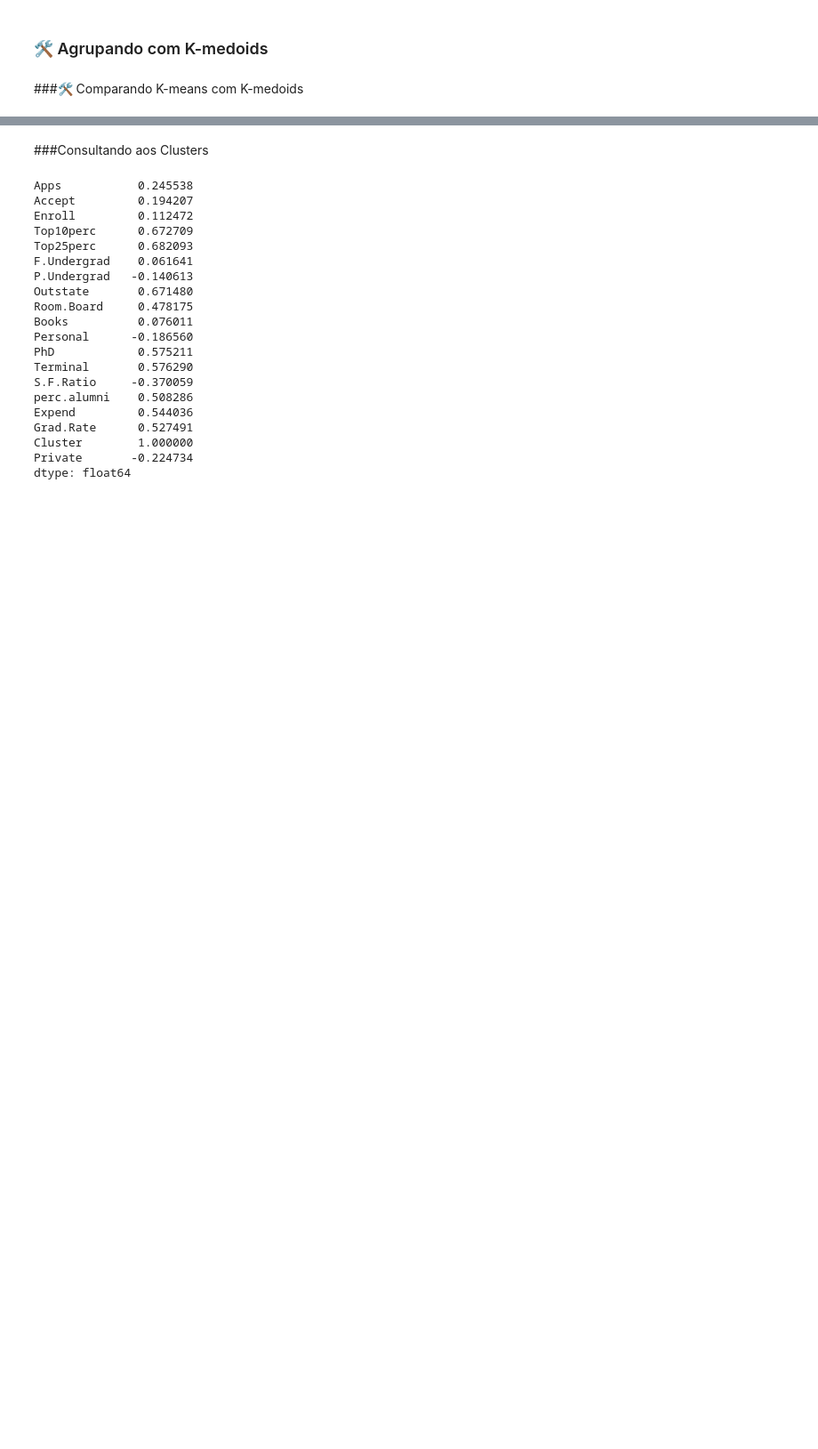
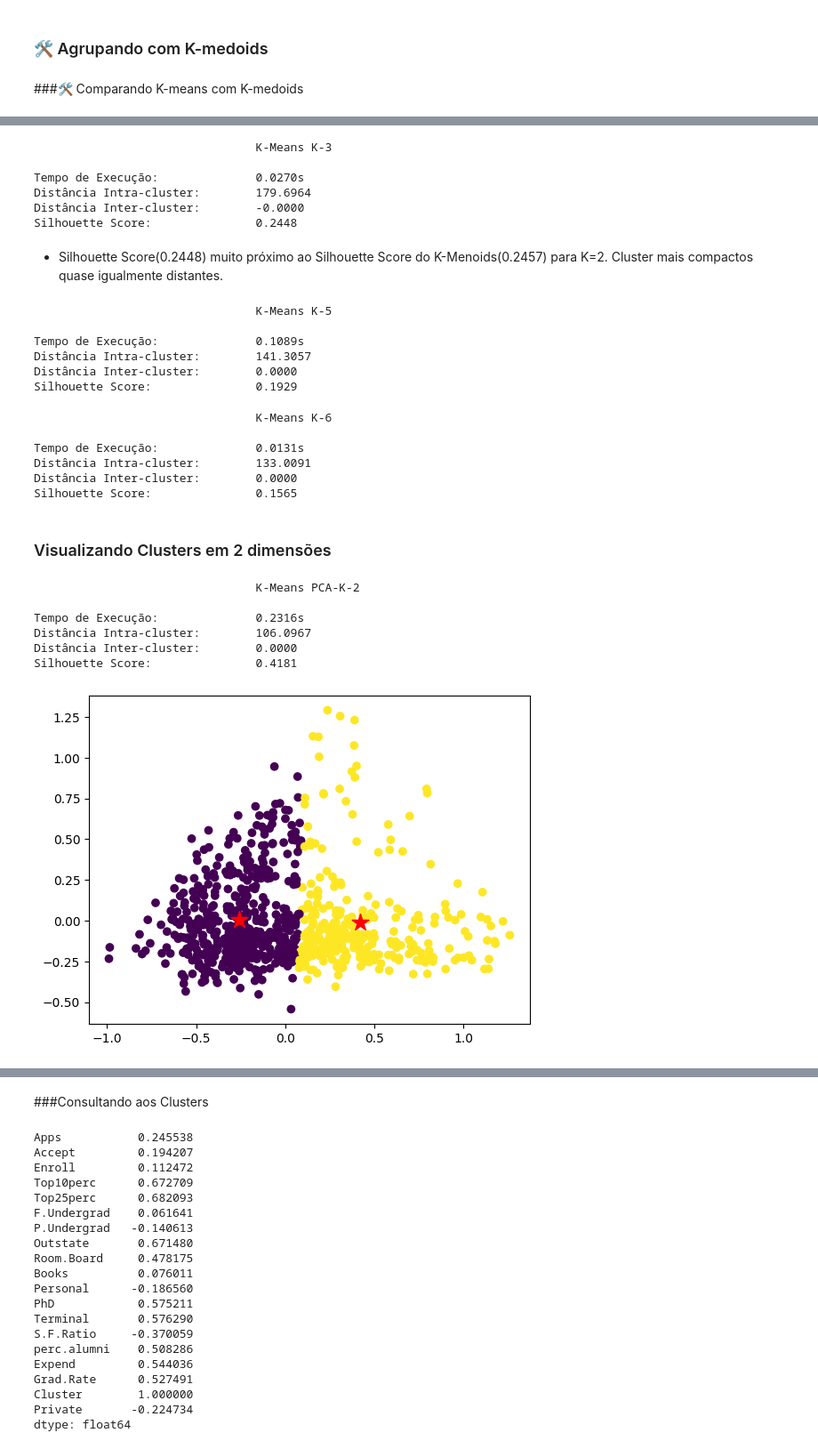
Before and after one commit to obtmc/test, a Jupyter notebook: Cópia_de_Equipe_6_Mini_projeto_K_Means.ipynb, the cells around one changed output, grey strips where cells are left out. Shown at 89% size. Cells and saved outputs as stored; diff of their text form; code cells hidden in the pictures; blank space fills up the shorter version.

```diff
--- a/Cópia_de_Equipe_6_Mini_projeto_K_Means.ipynb
+++ b/Cópia_de_Equipe_6_Mini_projeto_K_Means.ipynb
@@ -92,7 +98,7 @@ college_df
 # %% [markdown]
 ### Funções
 # %%
-def Kmeans(K, INIT, RANDOM_STATE, N_INIT, MAX_ITER, DATA, PLOT):# Executando K-Means
+def Kmeans(TITLE, K, INIT, RANDOM_STATE, N_INIT, MAX_ITER, DATA, PLOT):# Executando K-Means
   t0 = time()
   kmeans = KMeans(n_clusters=K, init=INIT, random_state=RANDOM_STATE, n_init=N_INIT, max_iter=MAX_ITER)
   kmeans.fit(DATA)
@@ -100,13 +106,18 @@ def Kmeans(K, INIT, RANDOM_STATE, N_INIT, MAX_ITER, DATA, PLOT):# Executando K-M
   time_kmeans = t1 - t0
   inertia_kmeans = kmeans.inertia_
 
-  # Calculando distância inter-cluster usando o silhouette_score
-  inter_cluster_distance_kmeans = silhouette_score(DATA, kmeans.labels_)
+  # Calculando distâncias intra_cluster e inter-cluster
+  intra_cluster_distance = sum([np.sum((DATA[kmeans.labels_ == i] - kmeans.cluster_centers_[i]) ** 2) for i in range(kmeans.n_clusters)])
+  inter_cluster_distance = kmeans.inertia_ - intra_cluster_distance
+  #inter_cluster_distance_kmeans = silhouette_score(DATA, kmeans.labels_)
+  silhouette_avg = silhouette_score(DATA, kmeans.labels_)
 
   # Imprimindo resultados
-  Kmeans_report(time_kmeans, inertia_kmeans, inter_cluster_distance_kmeans)
+  Kmeans_report(TITLE, time_kmeans, intra_cluster_distance, inter_cluster_distance, silhouette_avg)
 
   # Plotando gráfico
   if(PLOT == 1):
-    Kmeans_plot_clusters(labels, centrids, DATA)
+    Kmeans_plot_clusters(kmeans.labels_, kmeans.cluster_centers_, DATA)
+
+  return kmeans,time_kmeans, intra_cluster_distance, inter_cluster_distance, silhouette_avg
 # %%
@@ -380,8 +388,4 @@ MAX_ITER = 20 # para essa base dados os resultados convergem a partir de 10 inte
 ####Encontrando centróides iniciais randomicamente e executando K-means apenas 1 vez
 # %%
 # Executando K-Means apenas 1 vez
-t0 = time()
-kmeans = KMeans(n_clusters=k, init='random', random_state=RANDOM_STATE, n_init=1, max_iter=1)
-kmeans.fit(normalized_data)
-t1 = time()
-time_kmeans = t1 - t0
+kmeans_1, time_kmeans_1, intra_cluster_distance_1, inter_cluster_distance_1, silhouette_avg_1 = Kmeans('1', K, 'random', RANDOM_STATE, 1, 1, normalized_data, 0)
@@ -410,10 +402,3 @@ Essa aleatoriedade de escolher pontos k-centróides resulta no problema de sensi
 ####Encontrando centróides iniciais aplicando K-means repetidas vezes:
 
 - Repetimos o algoritmo e a inicialização dos centróides várias vezes como forma de diminuir a dependência da escolha dos centróides inicias.
-# %%
-# Executando K-Means repedidas vezes
-t0 = time()
-kmeans_repeat = KMeans(n_clusters=k, init='random', random_state=RANDOM_STATE, n_init=N_INIT, max_iter=MAX_ITER)
-kmeans_repeat.fit(normalized_data)
-t1 = time()
-time_kmeans_repeat = t1 - t0
@@ -441,8 +417,4 @@ Silhouette Score:               0.2612
 - K-Means++ é uma técnica inteligente de inicialização de centróide.
 # %%
 # Executando K-Means++
-t0 = time()
-kmeans_plusplus = KMeans(n_clusters=k, init='k-means++', random_state=RANDOM_STATE, n_init=N_INIT, max_iter=MAX_ITER)
-kmeans_plusplus.fit(normalized_data)
-t1 = time()
-time_kmeans_plusplus = t1 - t0
+kmeans_plusplus, time_kmeans_plusplus, intra_cluster_distance_plusplus, inter_cluster_distance_plusplus, silhouette_avg_plusplus = Kmeans('++', K, 'k-means++', RANDOM_STATE, N_INIT, MAX_ITER, normalized_data, 0)
@@ -523,0 +476,34 @@ Silhouette Score: 		0.2612		0.2622		0.2620		0.2457
+# %%
+K=3
+kmeans_k_3 = Kmeans('K-3', K, 'k-means++', RANDOM_STATE, N_INIT, MAX_ITER, normalized_data, 0)
+# %% [output]
+                                K-Means K-3
+
+Tempo de Execução:              0.0270s
+Distância Intra-cluster:        179.6964
+Distância Inter-cluster:        -0.0000
+Silhouette Score:               0.2448
+# %% [markdown]
+- Silhouette Score(0.2448) muito próximo ao Silhouette Score do K-Menoids(0.2457) para K=2. Cluster mais compactos quase igualmente distantes.
+# %%
+K=5
+kmeans_k_5 = Kmeans('K-5', K, 'k-means++', RANDOM_STATE, N_INIT, MAX_ITER, normalized_data, 0)
+# %% [output]
+                                K-Means K-5
+
+Tempo de Execução:              0.1089s
+Distância Intra-cluster:        141.3057
+Distância Inter-cluster:        0.0000
+Silhouette Score:               0.1929
+# %%
+K=6
+kmeans_k_6 = Kmeans('K-6', K, 'k-means++', RANDOM_STATE, N_INIT, MAX_ITER, normalized_data, 0)
+# %% [output]
+                                K-Means K-6
+
+Tempo de Execução:              0.0131s
+Distância Intra-cluster:        133.0091
+Distância Inter-cluster:        0.0000
+Silhouette Score:               0.1565
+# %% [markdown]
+### Visualizando Clusters em 2 dimensões
@@ -523,0 +514,12 @@ Silhouette Score: 		0.2612		0.2622		0.2620		0.2457
+# %%
+K=2
+kmeans_pca_2 = []
+kmeans_pca_2 = Kmeans('PCA-K-2',K, 'k-means++', RANDOM_STATE,N_INIT, MAX_ITER, X_pca, 1)
+# %% [output]
+                                K-Means PCA-K-2
+
+Tempo de Execução:              0.2316s
+Distância Intra-cluster:        106.0967
+Distância Inter-cluster:        0.0000
+Silhouette Score:               0.4181
+[figure, added]
```
Also changed, not shown: parts of 45 cells of this notebook.
